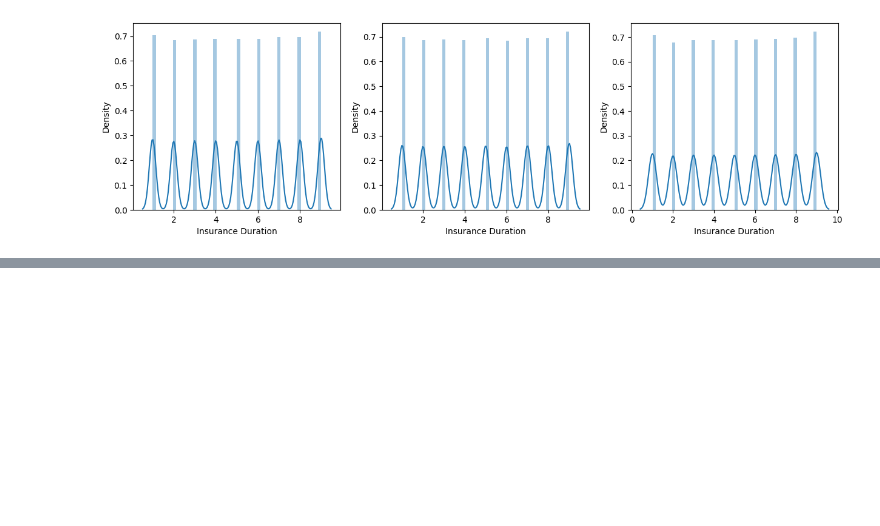
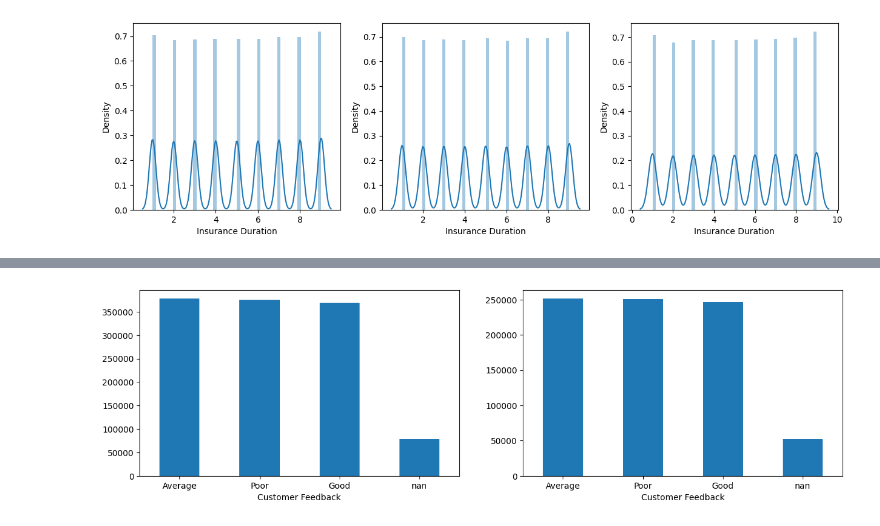
Before and after one commit to yash-meshram/Insurance-Premium, a Jupyter notebook: insurance-premium.ipynb, the cells around one changed output, grey strips where cells are left out. Saved outputs shown, nothing was run; the diff lists cells and outputs as text; code cells hidden in the pictures; blank space fills up the shorter version.

```diff
--- a/insurance-premium.ipynb
+++ b/insurance-premium.ipynb
@@ -164,0 +159,9 @@ plt.boxplot(df['Age'])
+# %%
+plt.figure(figsize=(15, 4))
+plt.subplot(1, 2, 1)
+df1['Customer Feedback'].value_counts(dropna=False).plot(kind='bar', rot=0)
+plt.subplot(1, 2, 2)
+df_test['Customer Feedback'].value_counts(dropna=False).plot(kind='bar', rot=0)
+plt.show()
+# %% [output]
+[figure, added]
```
Also changed, not shown: parts of 56 cells of this notebook.
